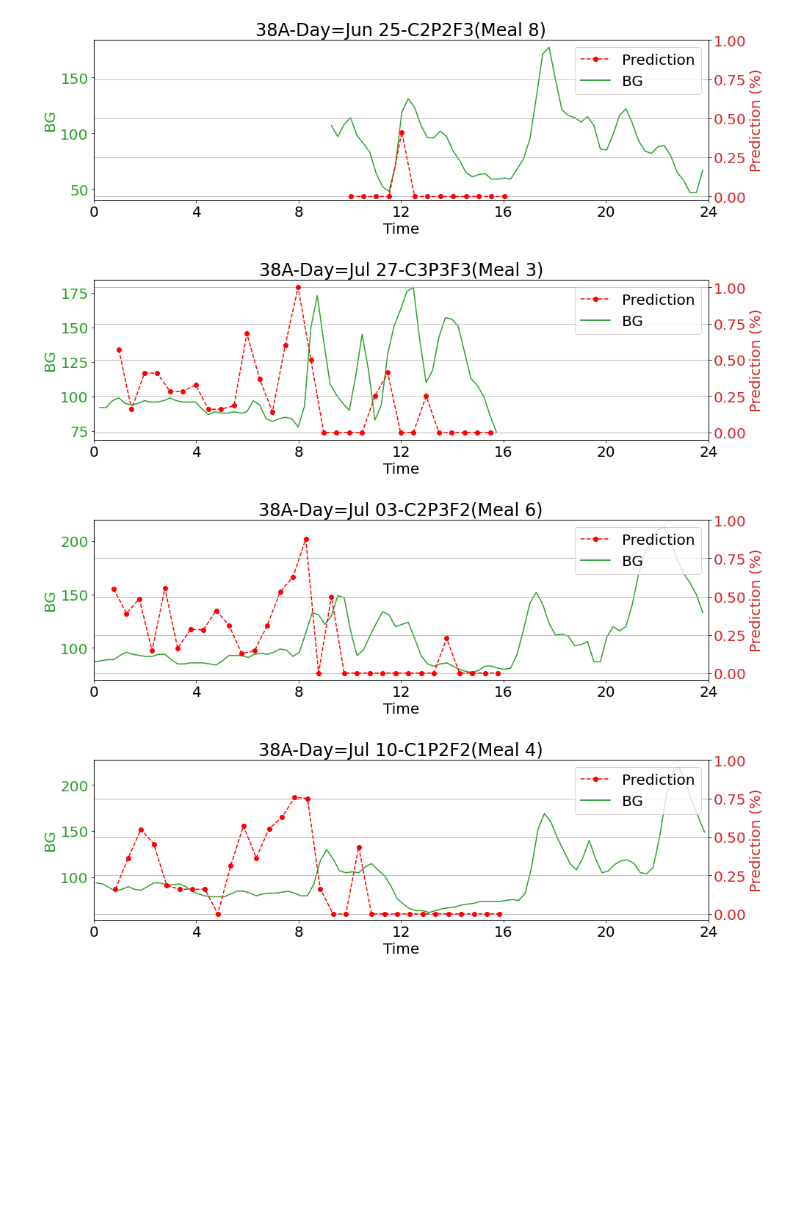
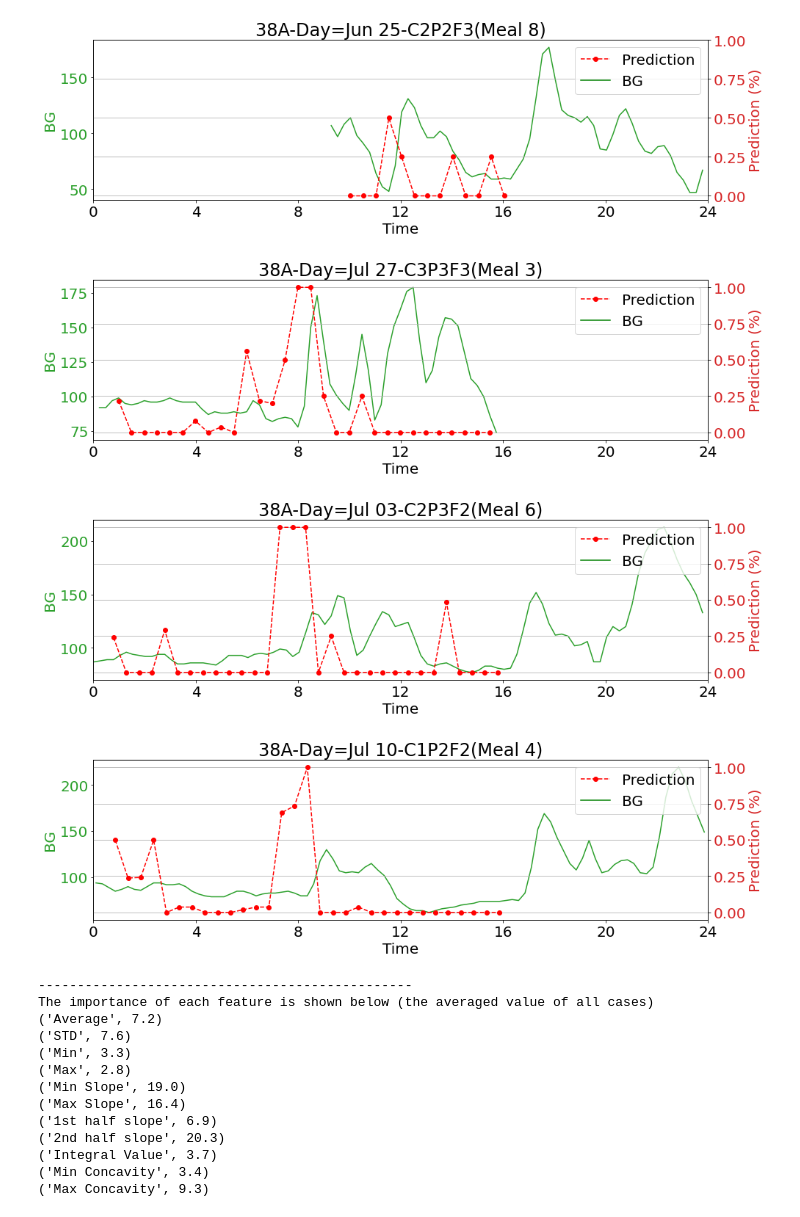
Before and after one commit to somidvar/STMI-CGM-Predictor, a Jupyter notebook: CGM-Classifier.ipynb, the cells around one changed output. Saved outputs shown, nothing was run; the diff lists cells and outputs as text; code cells hidden in the pictures; blank space fills up the shorter version.

```diff
--- a/CGM-Classifier.ipynb
+++ b/CGM-Classifier.ipynb
@@ -435,6 +455,7 @@ def dataSplitter(sliddingWindow,sliddingWindowLabel):
     return trainData,testData,trainLabel,testLabel
 
 #Balacing the sliddingWindow data using SMOTE
+# modify to only apply smote to train data
 def dataBalancer(sliddingWindow,sliddingWindowLabel):
     oversample = SMOTE()
     sliddingWindowSMOTE, sliddingWindowLabelSMOTE = oversample.fit_resample(sliddingWindow, sliddingWindowLabel)
@@ -567,6 +588,43 @@ def participantReaderAux(fileName):
         testMealNum=testDaysMealNumbers[6,:,:]
     return patientName,testMealNum
 
+def StratifiedKFoldCrossVal(n_splits, modelingMethod, sliddingWindow, sliddingWindowLabel):
+    bestKVal=0
+    bestScore=-1
+    kVals = [1, 2, 3, 4, 5 ,6, 7]
+
+    if modelingMethod=='RF':
+        model=RandomForestClassifier()
+    if modelingMethod=='XG':
+        model=XGBClassifier()
+    if modelingMethod == 'LR':
+        model = LogisticRegression()
+    if modelingMethod == 'SVM':
+        model = SVC()
+
+    for k in kVals:
+        over = SMOTE(sampling_strategy=0.1, k_neighbors=k)
+        under = RandomUnderSampler(sampling_strategy=0.5)
+        steps = [('over', over), ('under', under), ('model', model)]
+        pipeline = Pipeline(steps=steps)
+        cv = RepeatedStratifiedKFold(n_splits=n_splits, n_repeats=3, random_state=1)
+        scores = cross_val_score(pipeline, sliddingWindow, sliddingWindowLabel, scoring='roc_auc', cv=cv, n_jobs=-1)
+        score = mean(scores)
+        print('> k=%d, Mean ROC AUC: %.3f' % (k, score))
+        if score > bestScore:
+            bestKVal = k
+            bestScore = score
+    print('> Best k=%d, Best mean ROC AUC: %.3f' % (bestKVal, bestScore))
+
+    oversample = SMOTE()
+    dataX, dataY = oversample.fit_resample(sliddingWindow, sliddingWindowLabel)
+    kfold = StratifiedKFold(n_splits=n_splits, shuffle=True, random_state=1)
+    for train_ix, test_ix in cv.split(dataX, dataY):
+        trainX, testX = dataX[train_ix], dataX[test_ix]
+        trainY, testY = dataY[train_ix], dataY[test_ix]
+
+    return trainX, testX, trainY, testY
+
 #The main function which 1)sets the meal details and participant name, 2)reads the participant CSV data,
 # 3)forming the daily slidding window, 4)balancing the data using SMOTE, 5)splitting the data to test and train
 # 6)calling the XGBoost/Random Forest model, 7)visualizing the daily data, 8)reporting the importance of each statistical feature
@@ -582,9 +640,13 @@ def participantReader(folderAddress,plotFlag,modelingMethod):
         patientName,testMealNum=participantReaderAux(fileName)
 
         allDays,rawData=csvReader(fileName)
+        # modify sliding window maker to include date
         sliddingWindow,sliddingWindowLabel=sliddingWindowMaker(allDays,rawData)
+        # seperate train and test data
         sliddingWindowSMOTE,sliddingWindowLabelSMOTE= dataBalancer(sliddingWindow[:,0:11],sliddingWindowLabel)
-        trainData,testData,trainLabel,testLabel=dataSplitter(sliddingWindowSMOTE,sliddingWindowLabelSMOTE)
+        # below is the data splitter just gotta modify
+        trainData,testData,trainLabel,testLabel=dataSplitter(sliddingWindowSMOTE, sliddingWindowLabelSMOTE)
+        trainData,testData,trainLabel,testLabel=StratifiedKFoldCrossVal(9, modelingMethod, sliddingWindow[:,0:11], sliddingWindowLabel)
         del sliddingWindowSMOTE, sliddingWindowLabelSMOTE
         modelResult=modelTrainer(modelingMethod,trainData,testData,trainLabel,testLabel,patientName)
         statFeature=modelResult[2]
@@ -631,7 +688,20 @@ The importance of each feature is shown below (the averaged value of all cases)
-[figure, old version]
+[figure, new version]
-[figure, old version]
+[figure, new version]
-[figure, old version]
+[figure, new version]
-[figure, old version]
+[figure, new version]
+------------------------------------------------
+The importance of each feature is shown below (the averaged value of all cases)
+('Average', 7.2)
+('STD', 7.6)
+('Min', 3.3)
+('Max', 2.8)
+('Min Slope', 19.0)
+('Max Slope', 16.4)
+('1st half slope', 6.9)
+('2nd half slope', 20.3)
+('Integral Value', 3.7)
+('Min Concavity', 3.4)
+('Max Concavity', 9.3)
 # %%
 #Chopping the data into daily values and forming the sliddingWindow
 def sliddingWindowMakerTest(allDays,rawData):
```
Also changed, not shown: parts of 5 cells of this notebook.
